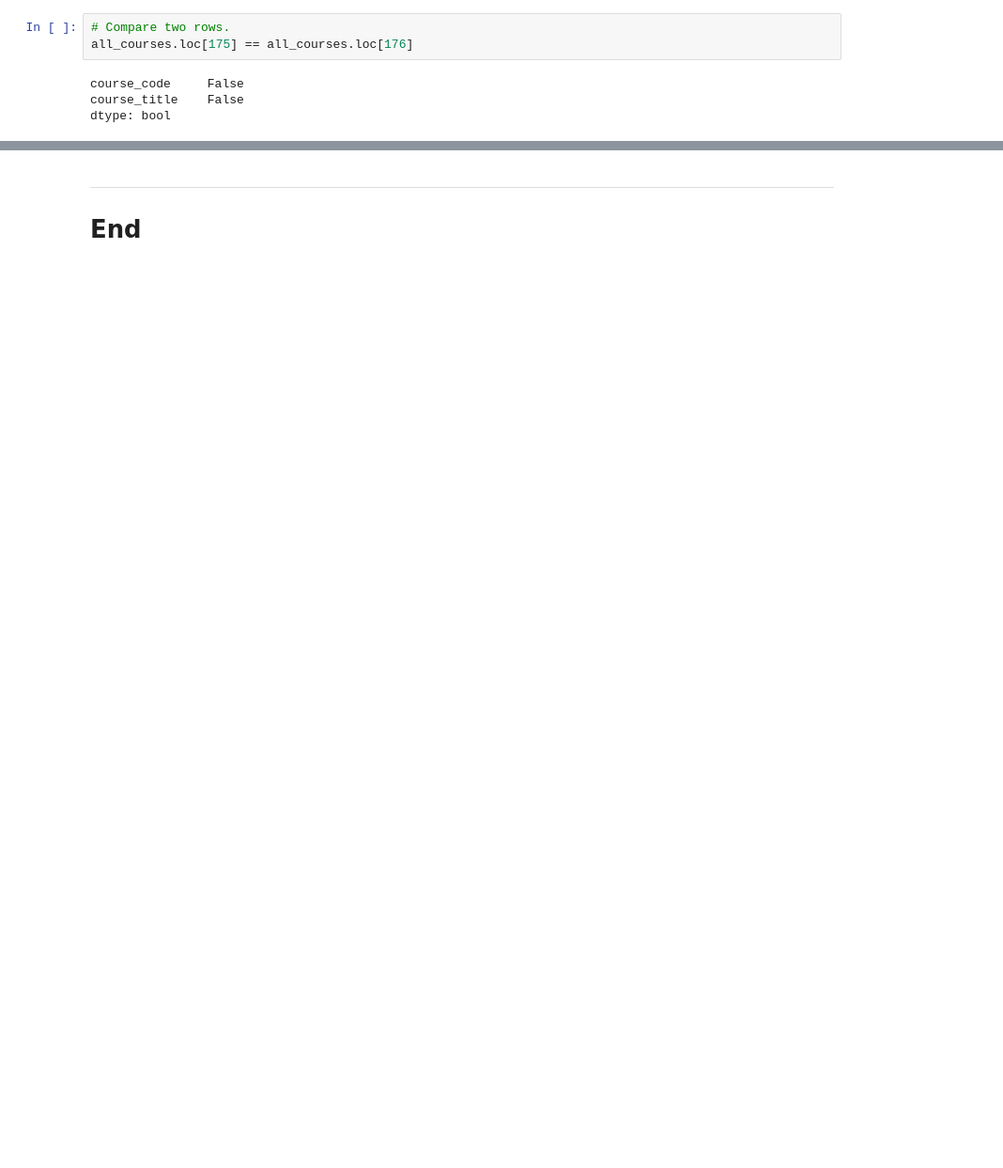
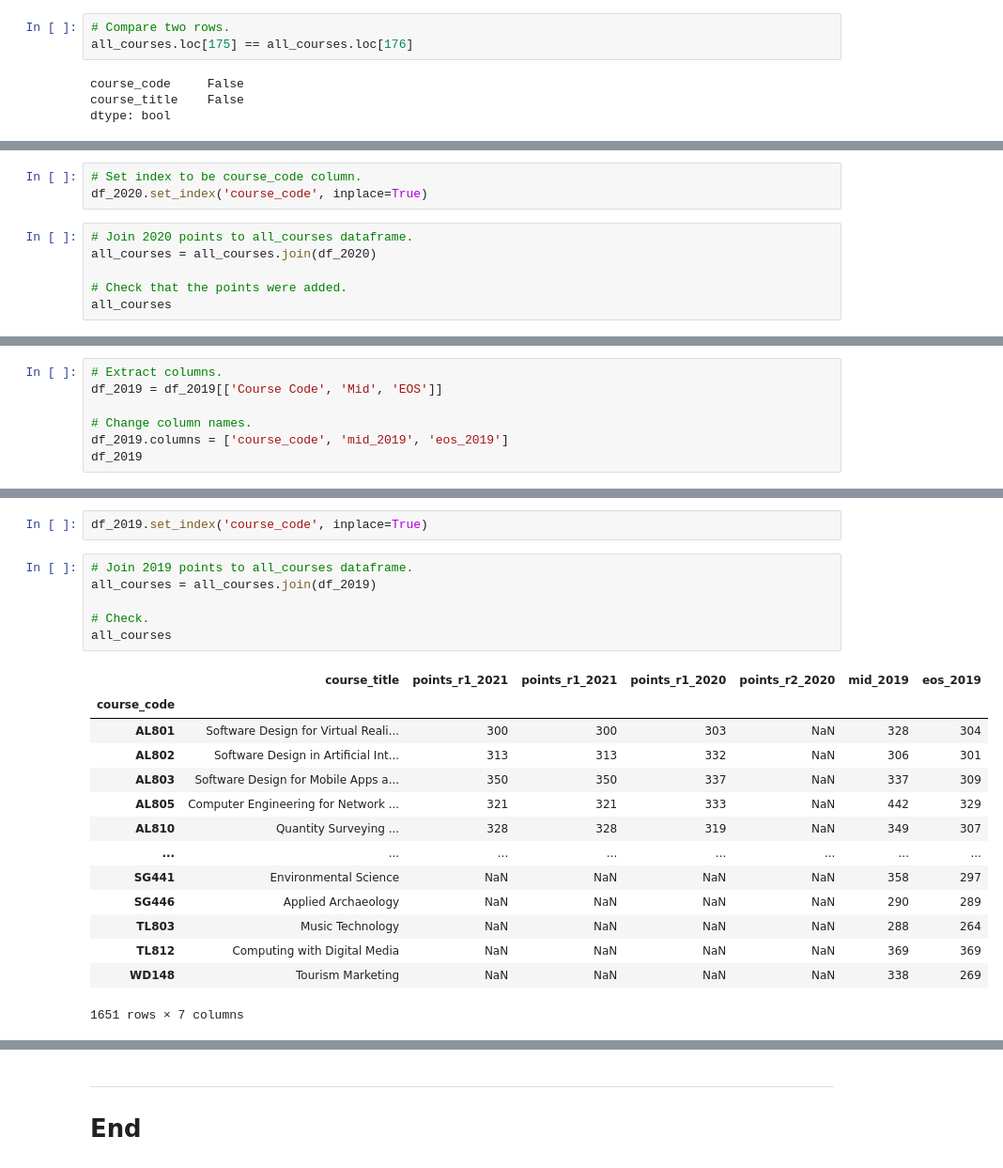
Before and after one commit to Izardo/Fundamentals_of_Data_Analysis, a Jupyter notebook: cao.ipynb, the cells around one changed output, grey strips where cells are left out. Shown at 94% size. Saved outputs shown, nothing was run; the diff lists cells and outputs as text; blank space fills up the shorter version.

Commit message:
completed join & concatenation of 2021, 2020, 2019 data frames

```diff
--- a/cao.ipynb
+++ b/cao.ipynb
@@ -550,0 +639,9 @@ dtype: bool
+# %%
+# Set index to be course_code column.
+df_2020.set_index('course_code', inplace=True)
+# %%
+# Join 2020 points to all_courses dataframe.
+all_courses = all_courses.join(df_2020)
+
+# Check that the points were added.
+all_courses
@@ -550,0 +667,7 @@ dtype: bool
+# %%
+# Extract columns.
+df_2019 = df_2019[['Course Code', 'Mid', 'EOS']]
+
+# Change column names.
+df_2019.columns = ['course_code', 'mid_2019', 'eos_2019']
+df_2019
@@ -550,0 +688,23 @@ dtype: bool
+# %%
+df_2019.set_index('course_code', inplace=True)
+# %%
+# Join 2019 points to all_courses dataframe.
+all_courses = all_courses.join(df_2019)
+
+# Check.
+all_courses
+# %% [output]
+|  | course_title | points_r1_2021 | points_r1_2021 | points_r1_2020 | points_r2_2020 | mid_2019 | eos_2019 |
+| course_code |  |  |  |  |  |  |  |
+| AL801 | Software Design for Virtual Reali... | 300 | 300 | 303 | NaN | 328 | 304 |
+| AL802 | Software Design in Artificial Int... | 313 | 313 | 332 | NaN | 306 | 301 |
+| AL803 | Software Design for Mobile Apps a... | 350 | 350 | 337 | NaN | 337 | 309 |
+| AL805 | Computer Engineering for Network ... | 321 | 321 | 333 | NaN | 442 | 329 |
+| AL810 | Quantity Surveying ... | 328 | 328 | 319 | NaN | 349 | 307 |
+| ... | ... | ... | ... | ... | ... | ... | ... |
+| SG441 | Environmental Science | NaN | NaN | NaN | NaN | 358 | 297 |
+| SG446 | Applied Archaeology | NaN | NaN | NaN | NaN | 290 | 289 |
+| TL803 | Music Technology | NaN | NaN | NaN | NaN | 288 | 264 |
+| TL812 | Computing with Digital Media | NaN | NaN | NaN | NaN | 369 | 369 |
+| WD148 | Tourism Marketing | NaN | NaN | NaN | NaN | 338 | 269 |
+1651 rows × 7 columns
```
Also changed, not shown: parts of 20 cells of this notebook.
